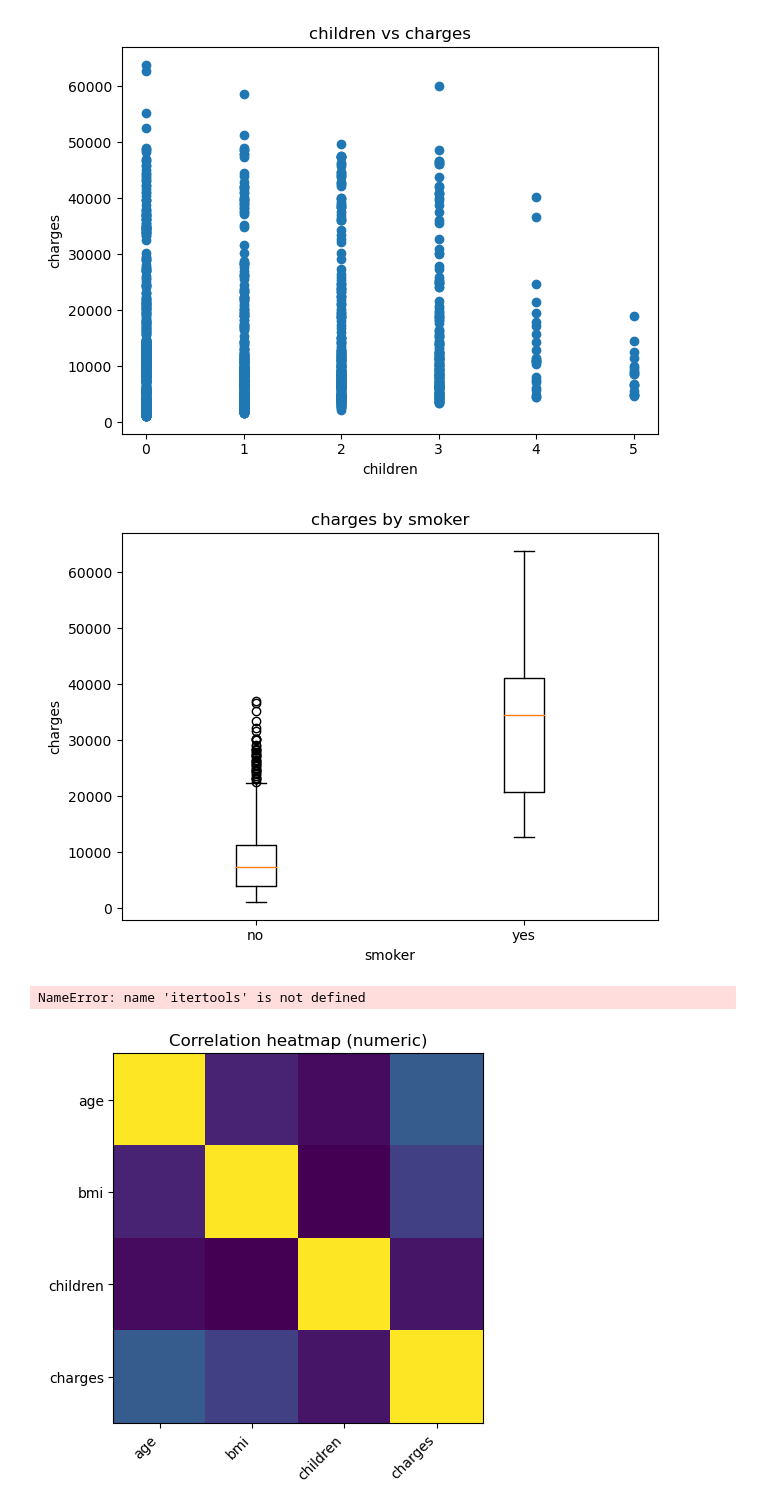
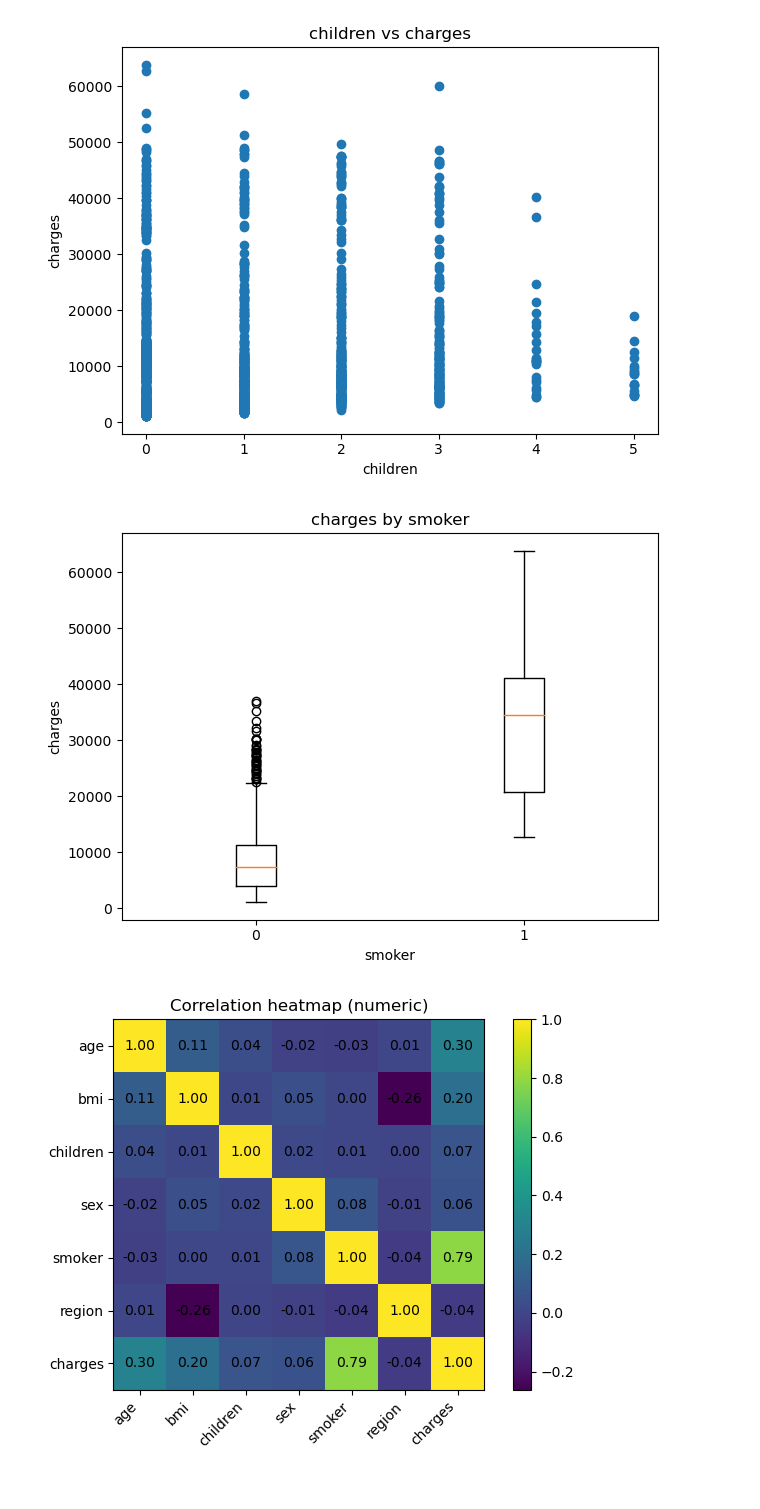
Before and after one commit to GaganM141/ml-daily-proj, a Jupyter notebook: Notebooks/medical_insurance.ipynb, the cells around one changed output. Cells and saved outputs as stored; diff of their text form; code cells hidden in the pictures.

Commit message:
feat:add feature combination map visualization(1,2,3 and more feature),

```diff
--- a/Notebooks/medical_insurance.ipynb
+++ b/Notebooks/medical_insurance.ipynb
@@ -102,10 +113,14 @@ def plot_box_by_group(df: pd.DataFrame, value_col: str, group_col: str):
     plt.ylabel(value_col)
     plt.tight_layout()
     plt.show()
+# %%
+medical['sex']=medical['sex'].map({'female':0,'male':1})
+medical['smoker']=medical['smoker'].map({'no':0,'yes':1})
+medical['region']=medical['region'].map({'southeast':1,'southwest':2,'northwest':3,'northeast':4})
 # %%
 plot_box_by_group(medical, "charges", "smoker")
 # %% [output]
-[figure, old version]
+[figure, new version]
 # %%
 def plot_corr_heatmap(df: pd.DataFrame, numeric_cols: list[str]):
     corr = df[numeric_cols].corr()
@@ -120,7 +135,7 @@ def plot_corr_heatmap(df: pd.DataFrame, numeric_cols: list[str]):
     plt.tight_layout()
     plt.show()
 # %%
-plot_corr_heatmap(medical, ["age", "bmi", "children", "charges"])
+import itertools
+plot_corr_heatmap(medical, ["age", "bmi", "children", "sex","smoker",'region','charges'])
 # %% [output]
-NameError: name 'itertools' is not defined
-[figure, old version]
+[figure, new version]
```
Also changed, not shown: parts of 6 cells of this notebook.
